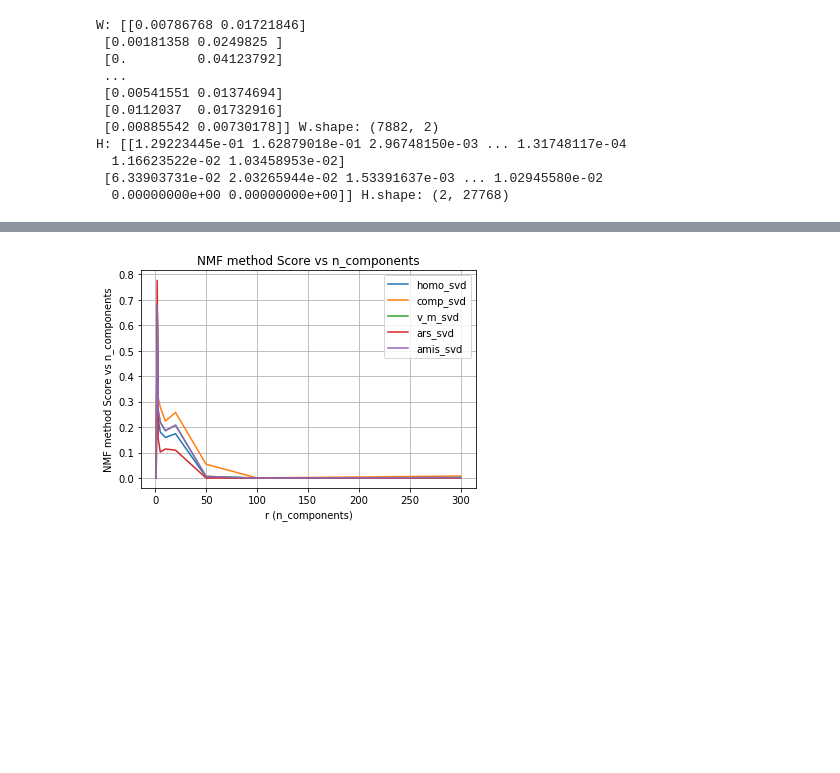
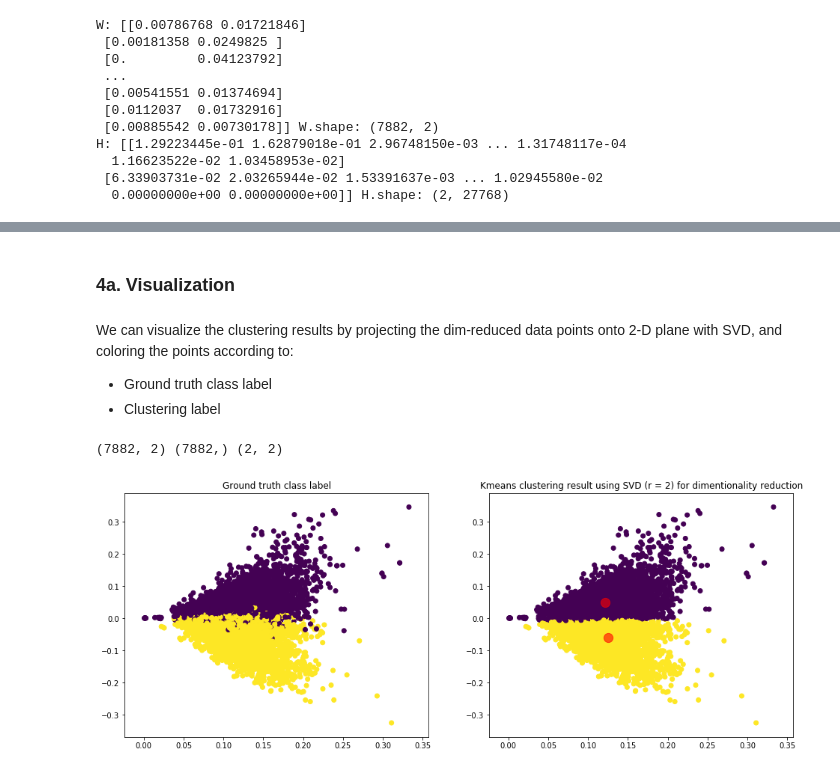
Before and after one commit to MaggieX/LargeScaleDataMining, a Jupyter notebook: Clustering/Clustering.ipynb, the cells around one changed output, grey strips where cells are left out. Saved outputs shown, nothing was run; the diff lists cells and outputs as text; code cells hidden in the pictures; blank space fills up the shorter version.

```diff
--- a/Clustering/Clustering.ipynb
+++ b/Clustering/Clustering.ipynb
@@ -301,21 +302,32 @@ n_comp = [1,2,3,5,10,20,50,100,300]
-# %%
-# NMF
-homo_nmf = []
-comp_nmf = []
-v_m_nmf = []
-ars_nmf = []
-amis_nmf = []
-for k in n_comp:
-    nmf = NMF(n_components=k)
-    X_train_reduced_tfidf_nmf = nmf.fit_transform(X_train_tfidf)
-    nmf_K_means = init_kmeans.fit(X_train_reduced_tfidf_nmf)
-
-    homo_nmf.append(homogeneity_score(conv_train_target, nmf_K_means.labels_))
-    comp_nmf.append(completeness_score(conv_train_target, nmf_K_means.labels_))
-    v_m_nmf.append(v_measure_score(conv_train_target, nmf_K_means.labels_))
-    ars_nmf.append(adjusted_rand_score(conv_train_target, nmf_K_means.labels_))
-    amis_nmf.append(adjusted_mutual_info_score(conv_train_target, nmf_K_means.labels_))
-# %%
-plot_measure_score(n_comp,[homo_nmf, comp_nmf, v_m_nmf, ars_nmf, amis_nmf], 'NMF method Score vs n_components')
-# %% [output]
-[figure, removed]
+# %% [markdown]
+### 4a. Visualization
+# %% [markdown]
+We can visualize the clustering results by projecting the dim-reduced data points onto 2-D plane with SVD, and coloring the points according to: <br>
+- Ground truth class label
+- Clustering label
+# %%
+# Visualize the clustering results
+def visualize_kmeans_clustering(input_data, predict_data, center, figure_title):
+    plt.figure(figsize = (16, 6))
+
+    #Ground truth class label
+    plt.subplot(1, 2, 1)
+    plt.title("Ground truth class label")
+    plt.scatter(input_data[:,0], input_data[:,1], marker='o', c=np.asarray(labels_true))
+
+    #Clustering label
+    plt.subplot(1, 2, 2)
+    plt.title(figure_title)
+    plt.scatter(input_data[:,0], input_data[:,1], c=predict_data)
+    plt.scatter(center[:,0], center[:,1], c='red', s = 150, alpha = 0.6) # cluster center marked in red, alpha blending value btw 0 & 1
+    plt.savefig(figure_title)
+# %%
+# Pick r = 2 for SVD based on results from Part 3 (highest scores)
+input_svd_data = svd_reduced[:,:2]
+predict_svd_data = init_kmeans.fit(input_svd_data).labels_
+svd_centers = init_kmeans.fit(input_svd_data).cluster_centers_ # ndarray(n_clusters, n_features), cluster center coordinates
+print(input_svd_data.shape, predict_svd_data.shape, svd_centers.shape)
+visualize_kmeans_clustering(input_svd_data, predict_svd_data, svd_centers, 'Kmeans clustering result using SVD (r = 2) for dimentionality reduction')
+# %% [output]
+(7882, 2) (7882,) (2, 2)
+[figure, added]
```
Also changed, not shown: parts of 27 cells of this notebook, 7 other files.
